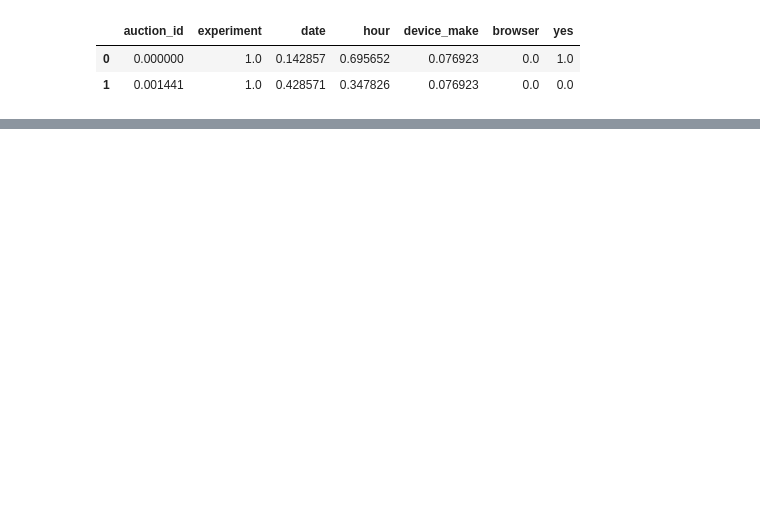
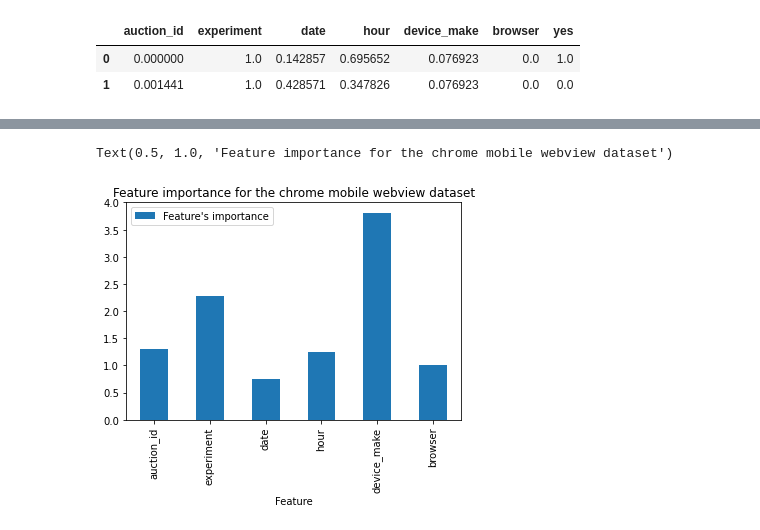
Before and after one commit to Micky373/abtest-mlops, a Jupyter notebook: notebooks/logistic_regression.ipynb, the cells around one changed output, grey strips where cells are left out. Saved outputs shown, nothing was run; the diff lists cells and outputs as text; code cells hidden in the pictures; blank space fills up the shorter version.

```diff
--- a/notebooks/logistic_regression.ipynb
+++ b/notebooks/logistic_regression.ipynb
@@ -228,0 +228,16 @@ Text(0.5, 1.0, 'Feature importance for the chrome dataset')
+# %%
+X_cm_w = cm_w_data_clean.iloc[:,:6]
+y_cm_w = cm_w_data_clean.iloc[:,-1]
+x_main,x_test,y_main,y_test = train_test_split(X_cm_w,y_cm_w,test_size=0.1)
+x_train,x_valid,y_train,y_valid = train_test_split(x_main,y_main,test_size=0.22)
+model_cm_w = LogisticRegression()
+model_cm_w.fit(x_train,y_train)
+model_cm_w.score(x_valid,y_valid)
+coefitients_cm_w = model_cm_w.coef_
+feature_importance_cm_w_df = pd.DataFrame(features,columns=['Feature'])
+feature_importance_cm_w_df['Feature\'s importance'] = pow(math.e,np.array(coefitients_cm_w[0]))
+feature_importance_cm_w_df.plot.bar(x='Feature', y="Feature's importance", rot=90)
+plt.title('Feature importance for the chrome mobile webview dataset')
+# %% [output]
+Text(0.5, 1.0, 'Feature importance for the chrome mobile webview dataset')
+[figure, added]
```
Also changed, not shown: parts of 11 cells of this notebook.
